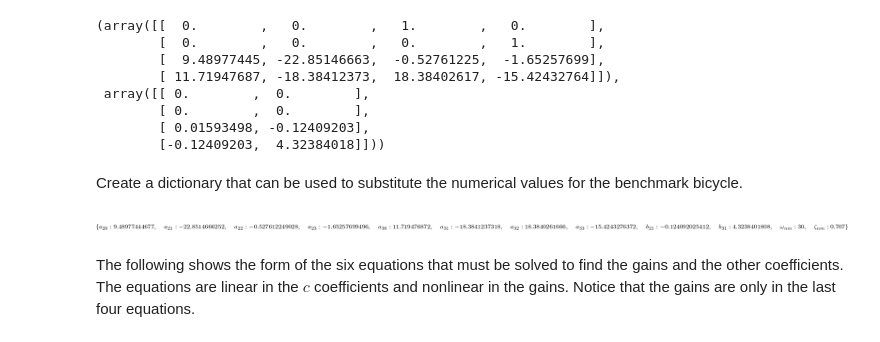
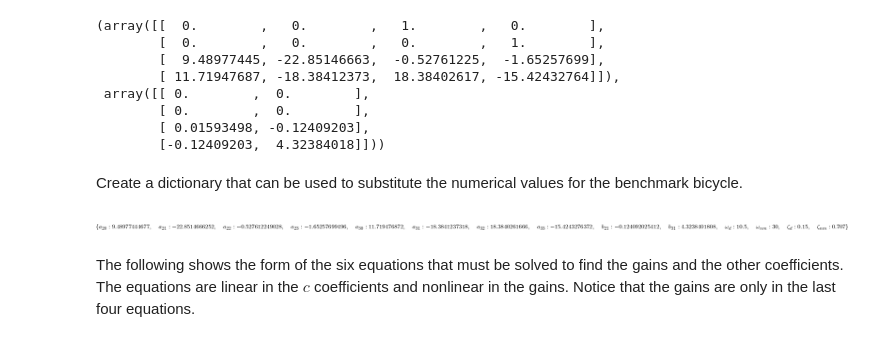
Before and after one commit to moorepants/BMD2016, a Jupyter notebook: notebooks/solve_inner_loop_gains.ipynb, the cells around one changed output. Saved outputs shown, nothing was run; the diff lists cells and outputs as text; code cells hidden in the pictures.

```diff
--- a/notebooks/solve_inner_loop_gains.ipynb
+++ b/notebooks/solve_inner_loop_gains.ipynb
@@ -74,4 +74,6 @@ char_eq.factor()
 # Solve for the gains
 
 There are two control gains, $k_\delta$ and $k_{\dot{\phi}}$, that are the unknowns. We'd like to find the value of the two gains such that the weave poles when there is no feedback, i.e. $k_\delta=0$ and $k_{\dot{\phi}}=0$, shift to a pair of poles when there is feedback that are located at a damping ratio of 0.15 and a natural frequency of 10 rad/s. This pair of poles gives a desired second order system:
+# %%
+omega_d, zeta_d = symbols('omega_d, zeta_d', real=True, positive=True)
 # %%
@@ -114,12 +116,14 @@ Create a dictionary that can be used to substitute the numerical values for the
 # %%
 par = {k: v for k, v in zip(b['A'], A_benchmark.flatten()) if isinstance(k, Symbol)}
 par[omega] = 30
 par[zeta] = 0.707
+par[omega_d] = 10.5
+par[zeta_d] = 0.15
 par[b['B'][2, 1]] = B_benchmark[2, 1]
 par[b['B'][3, 1]] = B_benchmark[3, 1]
 par
 # %% [output]
-[figure, old version]
+[figure, new version]
 # %% [markdown]
 The following shows the form of the six equations that must be solved to find the gains and the other coefficients. The equations are linear in the $c$ coefficients and nonlinear in the gains. Notice that the gains are only in the last four equations.
 # %%
```
Also changed, not shown: parts of 23 cells of this notebook.
